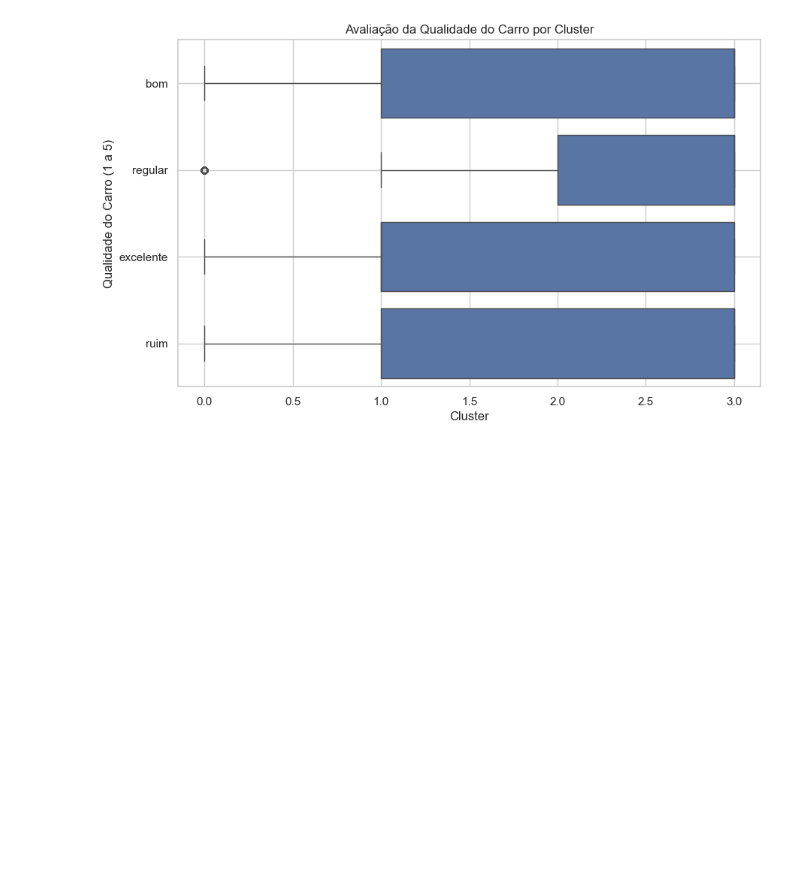
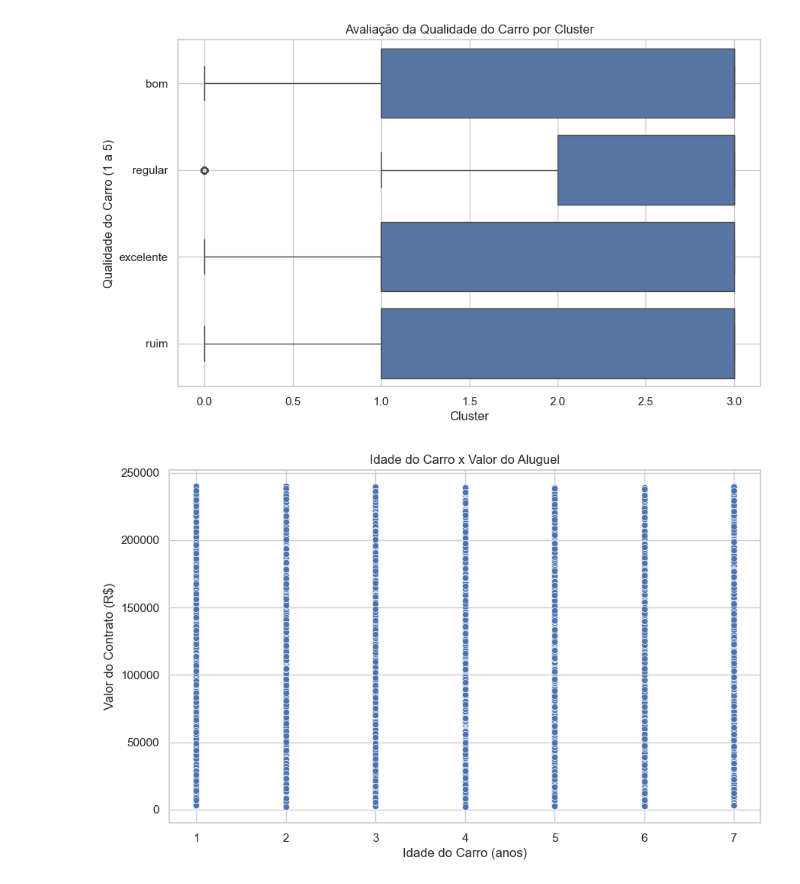
Before and after one commit to Henrique-Albuquerque2/PS-IJR-Grupo10, a Jupyter notebook: ClusterizacaoFinalAlguel.ipynb, the cells around one changed output. Cells and saved outputs as stored; diff of their text form; code cells hidden in the pictures; blank space fills up the shorter version.

```diff
--- a/ClusterizacaoFinalAlguel.ipynb
+++ b/ClusterizacaoFinalAlguel.ipynb
@@ -45,33 +0,0 @@ memory usage: 19.2+ MB
-# %%
-# Função para limpar e converter valores monetários para float
-def limpar_valor_monetario(valor):
-    if isinstance(valor, str):
-        return float(valor.replace('R$', '').replace(',', '').strip())
-    return valor
-
-# Função para padronizar texto para lowercase e remover espaços
-def padronizar_texto(texto):
-    if isinstance(texto, str):
-        return texto.strip().lower()
-    return texto
-
-# Aplicar limpeza e conversão em colunas relevantes
-df['Valor do contrato do aluguel'] = df['Valor do contrato do aluguel'].apply(limpar_valor_monetario)
-
-# Padronizar colunas com dados categóricos
-df['Histórico de contratos anteriores'] = df['Histórico de contratos anteriores'].apply(padronizar_texto)
-df['Pagamentos atrasados'] = df['Pagamentos atrasados'].apply(padronizar_texto)
-
-# Substituir inconsistências
-df['Histórico de contratos anteriores'].replace({'nÃo': 'não', 'sim': 'sim'}, inplace=True)
-df['Pagamentos atrasados'].replace({'nÃo': 'não', 'sim': 'sim'}, inplace=True)
-
-# Seleção das colunas mais relevantes para a clusterização
-df_cluster = df[
-    ['ID do cliente', 'Valor do contrato do aluguel', 'Tempo de aluguel',
-     'Histórico de contratos anteriores', 'Satisfação do cliente',
-     'Interações com o suporte', 'Pagamentos atrasados']
-].dropna()
-
-# Exibir amostra dos dados após limpeza
-df_cluster.head()
@@ -490,3 +312,14 @@ plt.show()
 [figure]
 [figure]
 [figure]
+# %%
+#gráfico fazendo uma correlação entre idade do veiculo e preco do aluguel, sem separar por cluster
+plt.figure(figsize=(10, 6))
+sns.scatterplot(data=db_final, x='Idade do carro', y='Valor do contrato do aluguel')
+plt.title('Idade do Carro x Valor do Aluguel')
+plt.xlabel('Idade do Carro (anos)')
+plt.ylabel('Valor do Contrato (R$)')
+plt.grid(True)
+plt.show()
+# %% [output]
+[figure, added]
```
Also changed, not shown: parts of 7 cells of this notebook.
